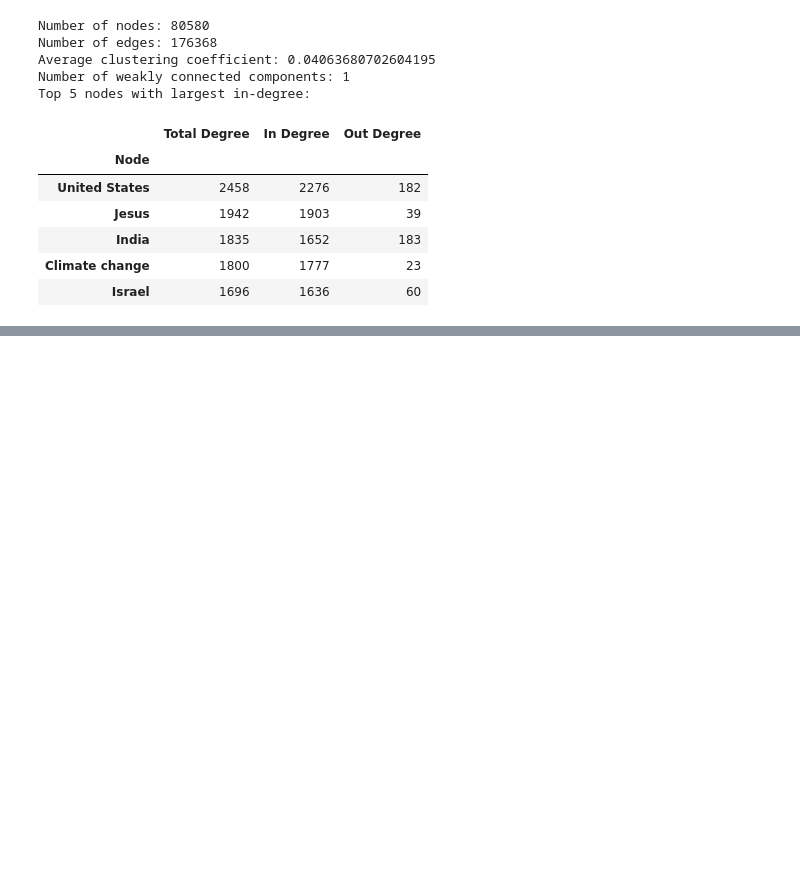
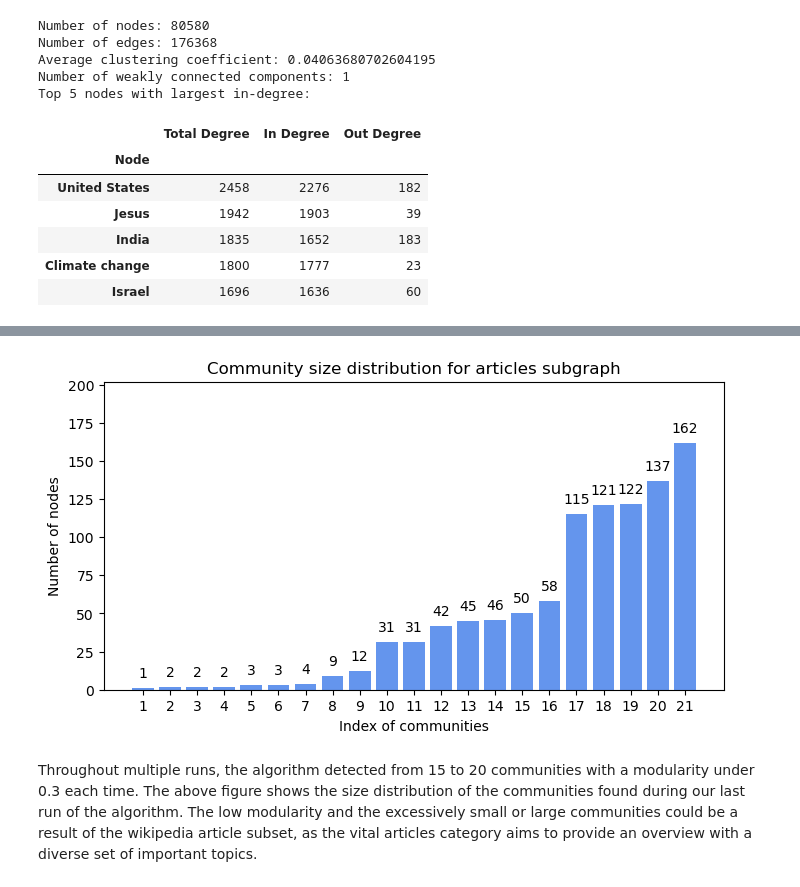
Before and after one commit to andste97/socialgraphs2023f-project, a Jupyter notebook: project/explainer_notebook.ipynb, the cells around one changed output, grey strips where cells are left out. Saved outputs shown, nothing was run; the diff lists cells and outputs as text; code cells hidden in the pictures; blank space fills up the shorter version.

```diff
--- a/project/explainer_notebook.ipynb
+++ b/project/explainer_notebook.ipynb
@@ -397,0 +137,8 @@ plt.show()
+# %%
+def louvain_community_detection(graph):
+    graph_no_isolated = graph.copy()
+    graph_no_isolated.remove_nodes_from([node for node in graph.nodes if graph.degree(node) < 1])
+    louvain_partition_raw = nx.community.louvain_communities(graph_no_isolated)
+    print("Number of communities found: ", len(louvain_partition_raw))
+    print("Modularity of louvain partitions: ", nx.community.modularity(graph_no_isolated, louvain_partition_raw))
+    return louvain_partition_raw
@@ -397,0 +150,25 @@ plt.show()
+# %%
+def plot_community_sizes(partition, ax, title):
+    sorted_size_communities = sorted([len(comm) for comm in partition])
+    ax.bar([x for x in range(1,len(partition)+1)], sorted_size_communities, color="cornflowerblue")
+    ax.set_title(label=title)
+    ax.set_xlabel(xlabel="Index of communities")
+    ax.set_ylabel(ylabel="Number of nodes")
+    ax.set_xticks([x for x in range (1,len(partition)+1)])
+    max_c = sorted_size_communities[-1]
+    ax.set_ylim((0, max_c + 40))
+
+    rects = ax.patches
+    labels = [size for size in sorted_size_communities]
+
+    for rect, label in zip(rects, labels):
+        height = rect.get_height()
+        ax.text(rect.get_x() + rect.get_width() / 2, height + 5, label, ha="center", va="bottom")
+# %%
+fig, ax = plt.subplots(figsize=(8, 4))
+plot_community_sizes(louvain_partition, ax, "Community size distribution for articles subgraph")
+plt.show()
+# %% [output]
+[figure, added]
+# %% [markdown]
+Throughout multiple runs, the algorithm detected from 15 to 20 communities with a modularity under 0.3 each time. The above figure shows the size distribution of the communities found during our last run of the algorithm. The low modularity and the excessively small or large communities could be a result of the wikipedia article subset, as the vital articles category aims to provide an overview with a diverse set of important topics.
```
Also changed, not shown: parts of 52 cells of this notebook.
